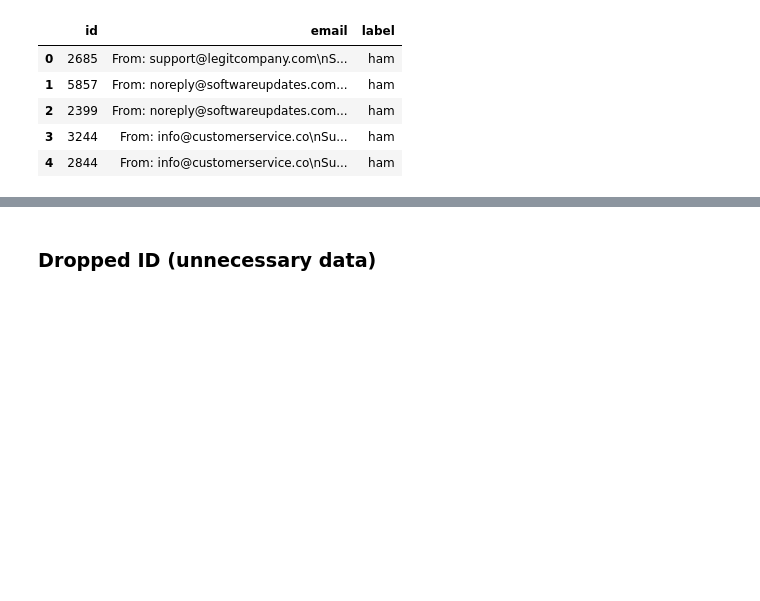
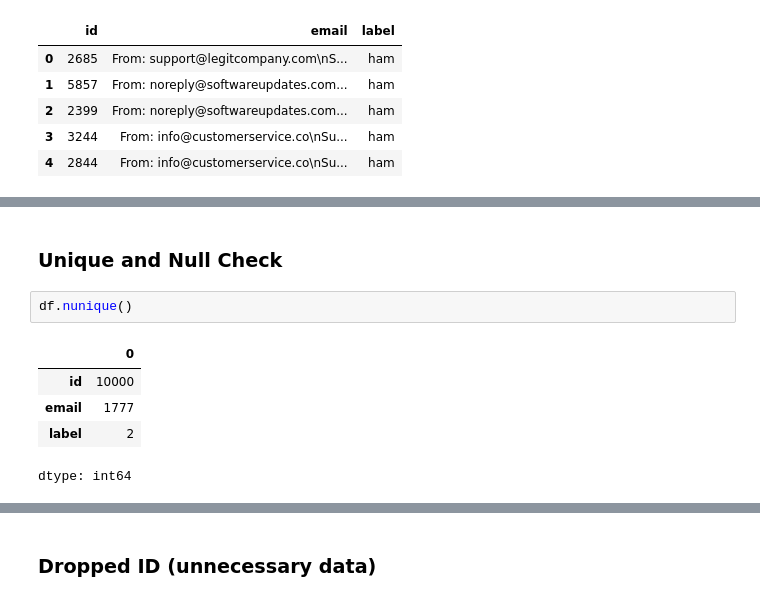
Before and after one commit to Syeda-Mahjabin-Proma/Spam_Ham_Classifier, a Jupyter notebook: model.ipynb, the cells around one changed output, grey strips where cells are left out. Cells and saved outputs as stored; diff of their text form; blank space fills up the shorter version.

```diff
--- a/model.ipynb
+++ b/model.ipynb
@@ -42,0 +46,10 @@ df["email"] = df["email"].apply(clean_email)
+# %% [markdown]
+### Unique and Null Check
+# %%
+df.nunique()
+# %% [output]
+|  | 0 |
+| id | 10000 |
+| email | 1777 |
+| label | 2 |
+dtype: int64
```
Also changed, not shown: parts of 22 cells of this notebook.
